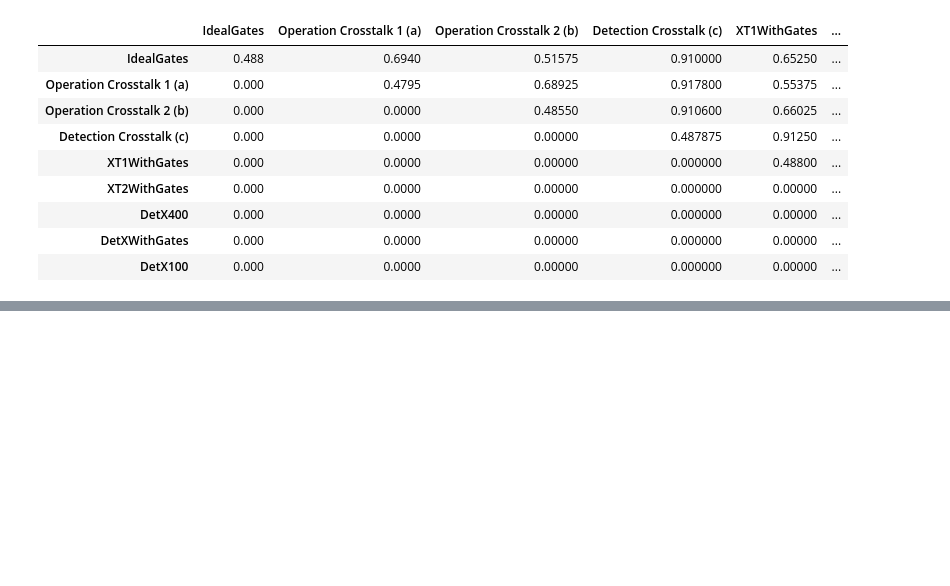
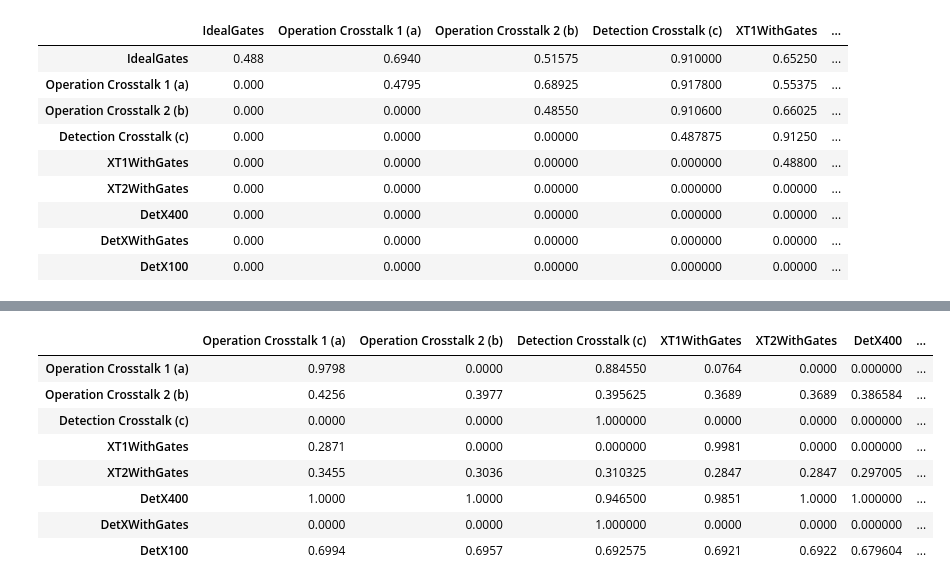
Before and after one commit to amitrege/notebooks, a Jupyter notebook: Quantum.ipynb, the cells around one changed output, grey strips where cells are left out. Drawn from its saved outputs; the diff is of its cells as text; code cells hidden in the pictures; blank space fills up the shorter version.

```diff
--- a/Quantum.ipynb
+++ b/Quantum.ipynb
@@ -366,0 +424,17 @@ svm_expt_matrix = create_expt_matrix(datasets, data_list, svm_expt)
+# %%
+separate_bits = True
+norm = "max_norm"
+
+data_list = setup_datalist(datasets, dir_prefix, file_prefix, separate_bits, norm)
+# %%
+svm_expt_matrix = create_transfer_expt_matrix(datasets, data_list, transfer_svm_expt)
+# %% [output]
+|  | Operation Crosstalk 1 (a) | Operation Crosstalk 2 (b) | Detection Crosstalk (c) | XT1WithGates | XT2WithGates | DetX400 | ... |
+| Operation Crosstalk 1 (a) | 0.9798 | 0.0000 | 0.884550 | 0.0764 | 0.0000 | 0.000000 | ... |
+| Operation Crosstalk 2 (b) | 0.4256 | 0.3977 | 0.395625 | 0.3689 | 0.3689 | 0.386584 | ... |
+| Detection Crosstalk (c) | 0.0000 | 0.0000 | 1.000000 | 0.0000 | 0.0000 | 0.000000 | ... |
+| XT1WithGates | 0.2871 | 0.0000 | 0.000000 | 0.9981 | 0.0000 | 0.000000 | ... |
+| XT2WithGates | 0.3455 | 0.3036 | 0.310325 | 0.2847 | 0.2847 | 0.297005 | ... |
+| DetX400 | 1.0000 | 1.0000 | 0.946500 | 0.9851 | 1.0000 | 1.000000 | ... |
+| DetXWithGates | 0.0000 | 0.0000 | 1.000000 | 0.0000 | 0.0000 | 0.000000 | ... |
+| DetX100 | 0.6994 | 0.6957 | 0.692575 | 0.6921 | 0.6922 | 0.679604 | ... |
```
Also changed, not shown: parts of 9 cells of this notebook.
